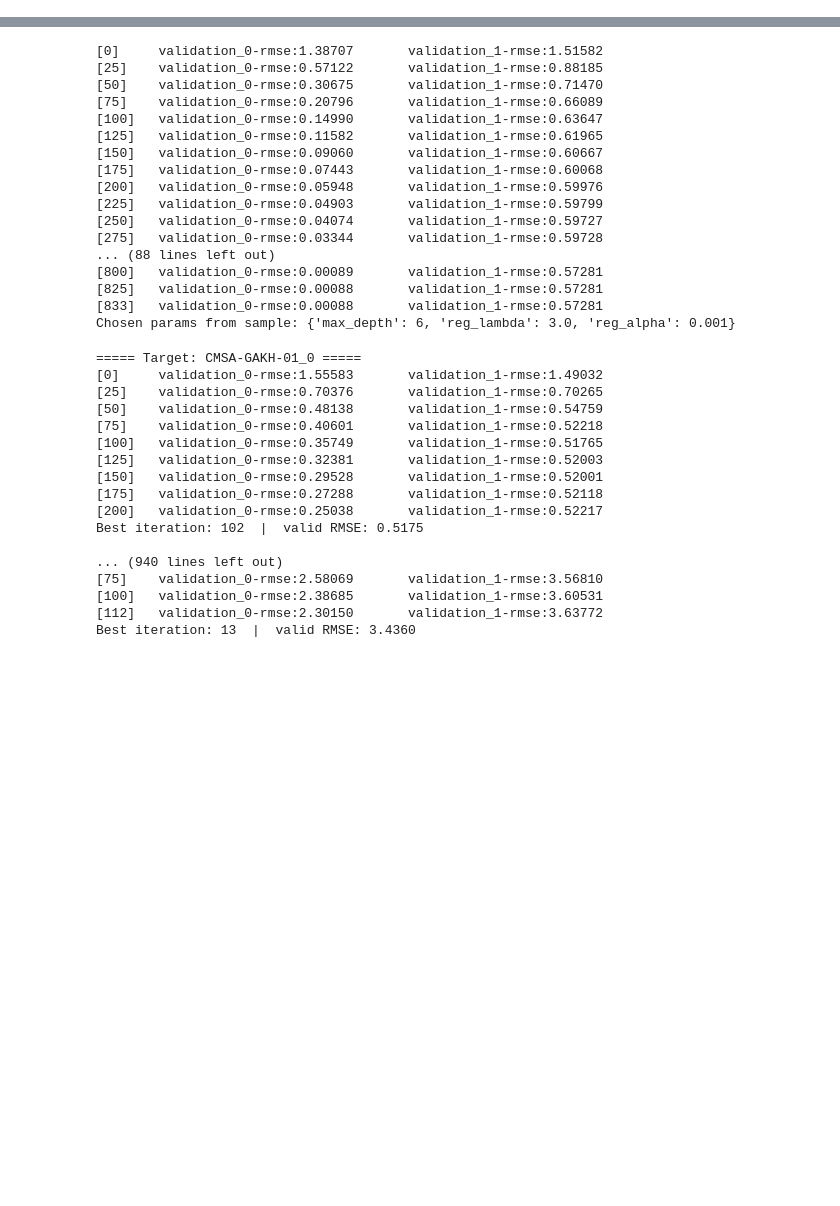
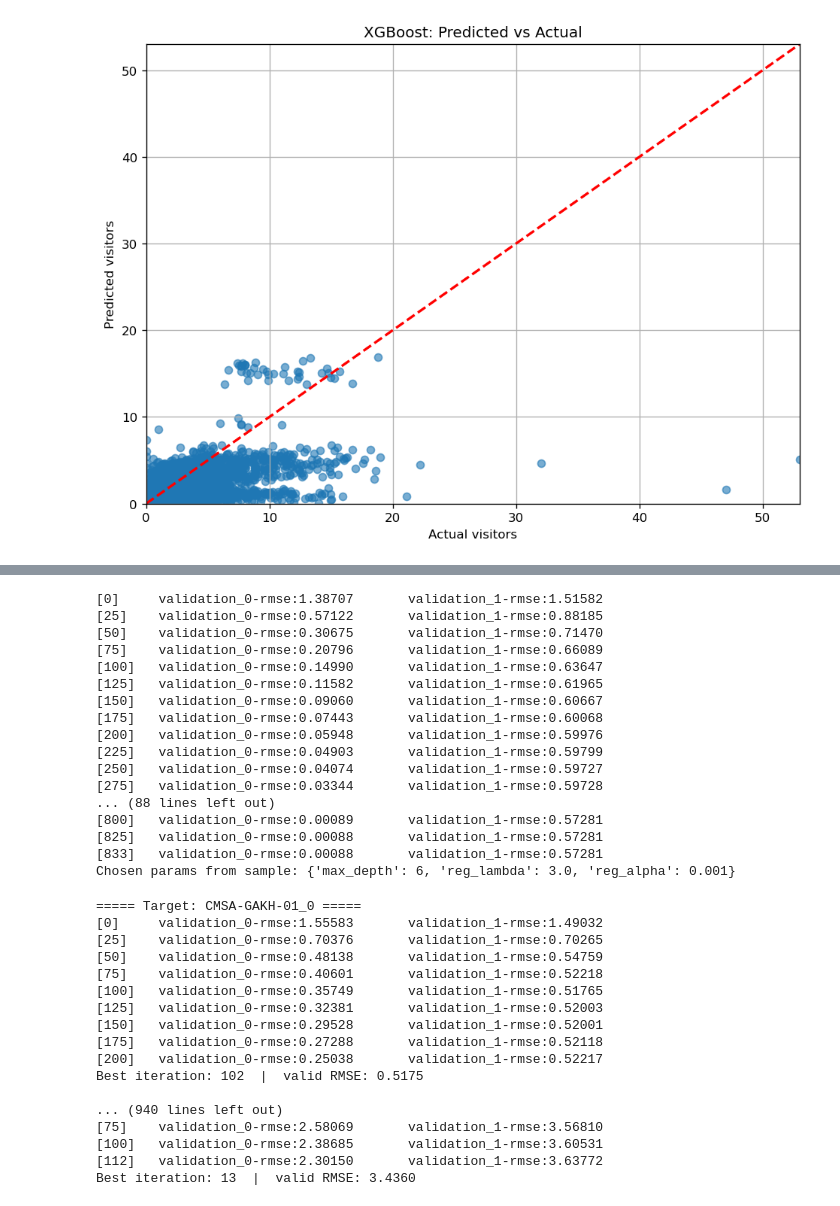
Before and after one commit to Wtoutenhoofd/TIL6022-group-project, a Jupyter notebook: XGBoost.ipynb, the cells around one changed output, grey strips where cells are left out. Saved outputs shown, nothing was run; the diff lists cells and outputs as text; code cells hidden in the pictures; blank space fills up the shorter version.

```diff
--- a/XGBoost.ipynb
+++ b/XGBoost.ipynb
@@ -12,0 +397,89 @@ plt.rcParams["figure.dpi"] = 120
+# %%
+# === Visuals & metrics voor XGBoost ===
+import numpy as np, pandas as pd, matplotlib.pyplot as plt
+from sklearn.metrics import mean_squared_error, mean_absolute_error, r2_score
+
+# 1) Samples
+print("Sample predictions (eerste 5 rijen, eerste 5 targets):")
+print(pd.DataFrame(preds[:5, :5], columns=target_cols[:5]))
+print("Actuals (zelfde rijen, targets):")
+print(pd.DataFrame(y_test[:5, :5], columns=target_cols[:5]))
+
+# 2) Metrics
+mse = mean_squared_error(y_test, preds)
+rmse = np.sqrt(mse)
+mae  = mean_absolute_error(y_test, preds)
+r2   = r2_score(y_test, preds)
+print("✅ XGBoost Results")
+print(f"MAE:  {mae:.3f}")
+print(f"RMSE: {rmse:.3f}")
+print(f"R²:   {r2:.3f}")
+
+# 3) Mean comparison
+print("\n--- Mean Comparison ---")
+print(f"Train target mean: {y_train.mean():.2f}")
+print(f"Test  target mean: {y_test.mean():.2f}")
+print(f"Pred  mean:        {preds.mean():.2f}")
+
+# 4) Predicted vs Actual
+plt.figure(figsize=(8,6))
+plt.scatter(y_test.ravel(), preds.ravel(), alpha=0.6)
+lims = [min(y_test.min(), preds.min()), max(y_test.max(), preds.max())]
+plt.plot(lims, lims, 'r--', lw=2)
+plt.xlim(lims); plt.ylim(lims)
+plt.xlabel("Actual visitors"); plt.ylabel("Predicted visitors")
+plt.title("XGBoost: Predicted vs Actual")
+plt.grid(True); plt.tight_layout(); plt.show()
+
+# 5) Residuals
+residuals = y_test.ravel() - preds.ravel()
+plt.figure(figsize=(8,5))
+plt.hist(residuals, bins=40, edgecolor='k')
+plt.title("Residuals (Actual - Predicted) — XGBoost")
+plt.xlabel("Error"); plt.ylabel("Frequency")
+plt.tight_layout(); plt.show()
+
+# 6) Feature importance (gemiddeld over targets, 'gain')
+def gain_vector(model, n_feats):
+    fmap = model.get_booster().get_score(importance_type="gain")
+    v = np.zeros(n_feats, dtype=float)
+    for k, g in fmap.items():
+        try:
+            idx = int(k[1:])  # 'f12' -> 12
+            if idx < n_feats: v[idx] = g
+        except:
+            pass
+    return v
+
+imp_mat = np.vstack([gain_vector(m, len(feature_cols)) for m in models.values()])
+imp_mean = imp_mat.mean(axis=0)
+top_idx = np.argsort(imp_mean)[::-1][:20]
+top_feats = np.array(feature_cols)[top_idx]
+plt.figure(figsize=(8,7))
+plt.barh(top_feats[::-1], imp_mean[top_idx][::-1])
+plt.title("Gemiddelde feature importance (top 20, gain)")
+plt.tight_layout(); plt.show()
+
+# 7) Categorieanalyse (zoals Ridge, plus tijd)
+cat = []
+for f in feature_cols:
+    if f.startswith("dist_"): c = "Vessel proximity"
+    elif f in ("Temperature_°C","Humidity_%","Rain_mm","temp_hum"): c = "Weather"
+    elif f in ("hour","dow","is_we","hour_sin","hour_cos"): c = "Time"
+    elif f in ("length_weighted","rain_len"): c = "Interactions/Other"
+    else: c = "Other"
+    cat.append(c)
+cat_df = pd.DataFrame({"feature": feature_cols, "gain": imp_mean, "category": cat})
+cat_sum = (cat_df.groupby("category")["gain"].sum()
+           .sort_values(ascending=False).reset_index())
+cat_sum["percentage"] = 100 * cat_sum["gain"] / cat_sum["gain"].sum()
+print(cat_sum)
+
+plt.figure(figsize=(5,5))
+plt.pie(cat_sum["percentage"], labels=cat_sum["category"], autopct="%1.1f%%", startangle=120)
+plt.title("Relative Influence by Category — XGBoost")
+plt.tight_layout(); plt.show()
+
+# 8) Top features tabel
+pd.DataFrame({"feature": top_feats, "gain": imp_mean[top_idx]}).reset_index(drop=True)
+# %% [output]
@@ -12,0 +503 @@ plt.rcParams["figure.dpi"] = 120
+[figure, added]
```
Also changed, not shown: parts of 22 cells of this notebook, 1 other file.
